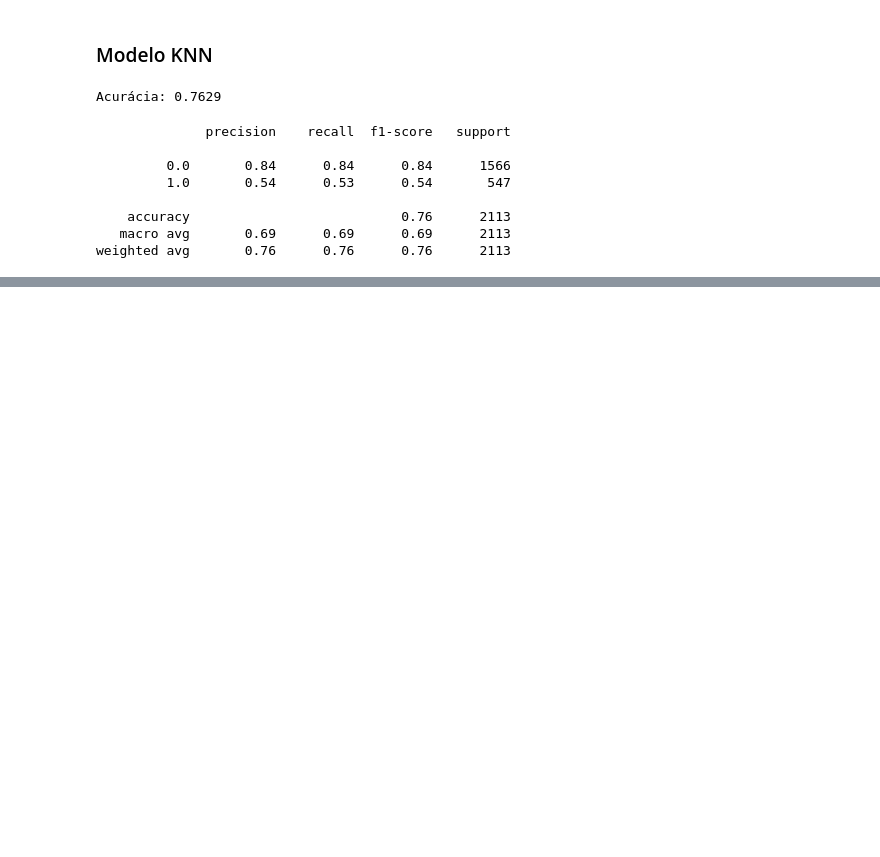
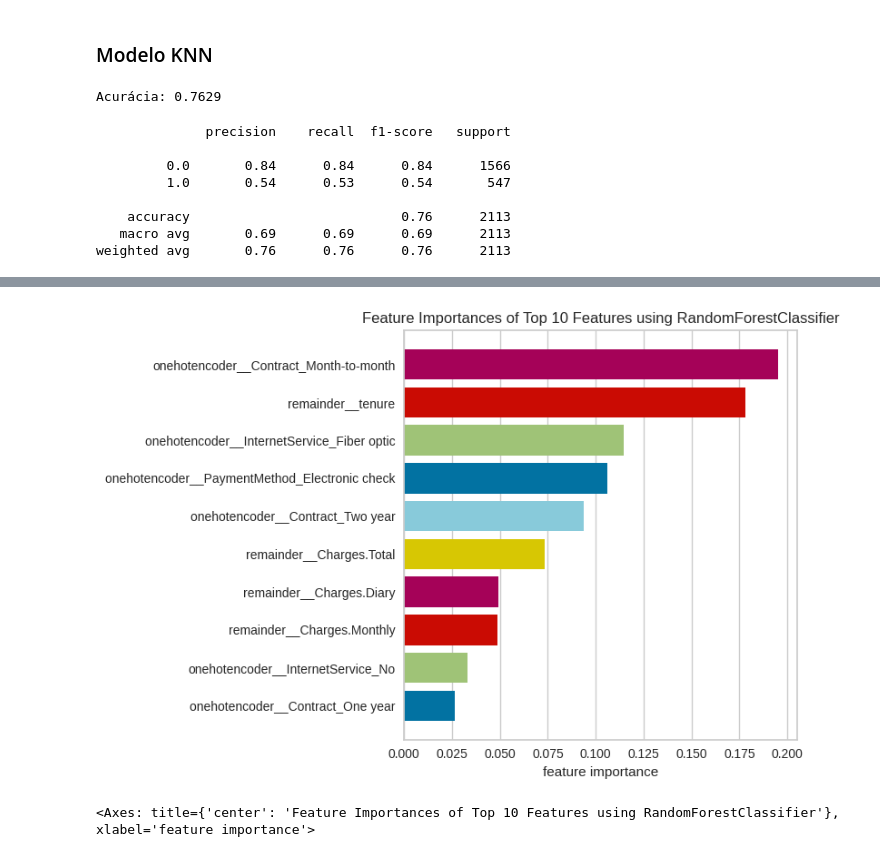
Before and after one commit to AntonioBMesquita/Challenge-Telecomx-2, a Jupyter notebook: TelecomX_parte_2.ipynb, the cells around one changed output, grey strips where cells are left out. Saved outputs shown, nothing was run; the diff lists cells and outputs as text; code cells hidden in the pictures; blank space fills up the shorter version.

```diff
--- a/TelecomX_parte_2.ipynb
+++ b/TelecomX_parte_2.ipynb
@@ -400,0 +403,10 @@ weighted avg       0.76      0.76      0.76      2113
+# %%
+from sklearn.tree import DecisionTreeClassifier
+
+modelo_arvore = DecisionTreeClassifier(max_depth=3)
+modelo_arvore.fit(X_train, y_train)
+modelo_arvore.score(X_test, y_test)
+
+y_pred_arvore = modelo_arvore.predict(X_test)
+acuracia_arvore = accuracy_score(y_test, y_pred_arvore)
+print(f"Acurácia: {acuracia_arvore:.4f}")
@@ -400,0 +428,10 @@ weighted avg       0.76      0.76      0.76      2113
+# %%
+from sklearn.ensemble import RandomForestClassifier
+
+modelo_rf = RandomForestClassifier(max_depth=3)
+modelo_rf.fit(X_train, y_train)
+modelo_rf.score(X_test, y_test)
+
+y_pred_rf = modelo_rf.predict(X_test)
+acuracia_rf = accuracy_score(y_test, y_pred_arvore)
+print(f"Acurácia: {acuracia_rf:.4f}")
@@ -400,0 +451,8 @@ weighted avg       0.76      0.76      0.76      2113
+# %%
+from yellowbrick.model_selection import FeatureImportances
+viz = FeatureImportances(modelo_rf, relative=False, topn=10)
+viz.fit(X_train, y_train)
+viz.show()
+# %% [output]
+[figure, added]
+<Axes: title={'center': 'Feature Importances of Top 10 Features using RandomForestClassifier'}, xlabel='feature importance'>
```
Also changed, not shown: parts of 6 cells of this notebook.
